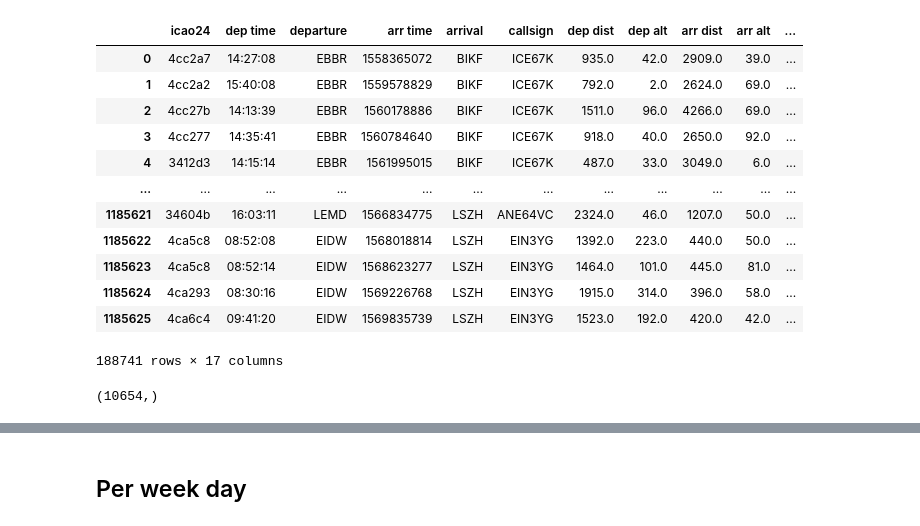
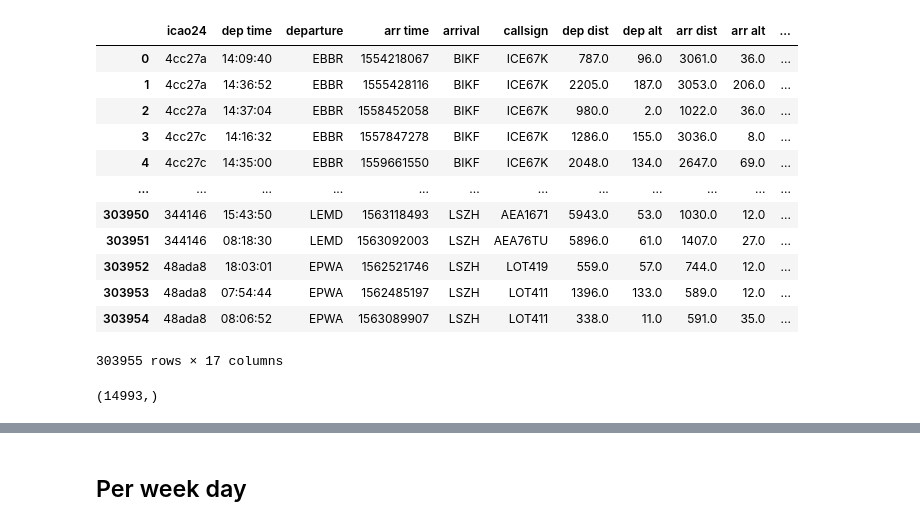
Before and after one commit to andygaspar/SOSTA, a Jupyter notebook: series_test.ipynb, the cells around one changed output, grey strips where cells are left out. Drawn from its saved outputs; the diff is of its cells as text; code cells hidden in the pictures.

```diff
--- a/series_test.ipynb
+++ b/series_test.ipynb
@@ -9,7 +9,7 @@ from multiprocess import Pool
 
 num_procs = multiprocess.cpu_count()
 # %%
-df = pd.read_csv('data/series.csv')
+df = pd.read_csv('data/series_icao_2019.csv')
 airports = pd.read_csv('data/airports.csv')
 departures = df[df["departure"].isin(airports["airport"])].copy().drop_duplicates()
 arrivals = df[df["arrival"].isin(airports["airport"])].copy().drop_duplicates()
@@ -21,28 +21,27 @@ time_ = arrivals["arr time"].apply(lambda d: datetime.datetime.fromtimestamp(d).
 arrivals["arr time"] = time_
 arrivals["arr time minute"]  = time_.apply(lambda t: np.round(t.hour*60 + t.minute + t.second*0.1)).astype(int)
 # %%
-departure_day=departures[departures["week day"]==0]
-departure_day
+departures
 # %% [output]
 |  | icao24 | dep time | departure | arr time | arrival | callsign | dep dist | dep alt | arr dist | arr alt | ... |
-| 0 | 4cc2a7 | 14:27:08 | EBBR | 1558365072 | BIKF | ICE67K | 935.0 | 42.0 | 2909.0 | 39.0 | ... |
-| 1 | 4cc2a2 | 15:40:08 | EBBR | 1559578829 | BIKF | ICE67K | 792.0 | 2.0 | 2624.0 | 69.0 | ... |
-| 2 | 4cc27b | 14:13:39 | EBBR | 1560178886 | BIKF | ICE67K | 1511.0 | 96.0 | 4266.0 | 69.0 | ... |
-| 3 | 4cc277 | 14:35:41 | EBBR | 1560784640 | BIKF | ICE67K | 918.0 | 40.0 | 2650.0 | 92.0 | ... |
-| 4 | 3412d3 | 14:15:14 | EBBR | 1561995015 | BIKF | ICE67K | 487.0 | 33.0 | 3049.0 | 6.0 | ... |
+| 0 | 4cc27a | 14:09:40 | EBBR | 1554218067 | BIKF | ICE67K | 787.0 | 96.0 | 3061.0 | 36.0 | ... |
+| 1 | 4cc27a | 14:36:52 | EBBR | 1555428116 | BIKF | ICE67K | 2205.0 | 187.0 | 3053.0 | 206.0 | ... |
+| 2 | 4cc27a | 14:37:04 | EBBR | 1558452058 | BIKF | ICE67K | 980.0 | 2.0 | 1022.0 | 36.0 | ... |
+| 3 | 4cc27c | 14:16:32 | EBBR | 1557847278 | BIKF | ICE67K | 1286.0 | 155.0 | 3036.0 | 8.0 | ... |
+| 4 | 4cc27c | 14:35:00 | EBBR | 1559661550 | BIKF | ICE67K | 2048.0 | 134.0 | 2647.0 | 69.0 | ... |
 | ... | ... | ... | ... | ... | ... | ... | ... | ... | ... | ... | ... |
-| 1185621 | 34604b | 16:03:11 | LEMD | 1566834775 | LSZH | ANE64VC | 2324.0 | 46.0 | 1207.0 | 50.0 | ... |
-| 1185622 | 4ca5c8 | 08:52:08 | EIDW | 1568018814 | LSZH | EIN3YG | 1392.0 | 223.0 | 440.0 | 50.0 | ... |
-| 1185623 | 4ca5c8 | 08:52:14 | EIDW | 1568623277 | LSZH | EIN3YG | 1464.0 | 101.0 | 445.0 | 81.0 | ... |
-| 1185624 | 4ca293 | 08:30:16 | EIDW | 1569226768 | LSZH | EIN3YG | 1915.0 | 314.0 | 396.0 | 58.0 | ... |
-| 1185625 | 4ca6c4 | 09:41:20 | EIDW | 1569835739 | LSZH | EIN3YG | 1523.0 | 192.0 | 420.0 | 42.0 | ... |
+| 303950 | 344146 | 15:43:50 | LEMD | 1563118493 | LSZH | AEA1671 | 5943.0 | 53.0 | 1030.0 | 12.0 | ... |
+| 303951 | 344146 | 08:18:30 | LEMD | 1563092003 | LSZH | AEA76TU | 5896.0 | 61.0 | 1407.0 | 27.0 | ... |
+| 303952 | 48ada8 | 18:03:01 | EPWA | 1562521746 | LSZH | LOT419 | 559.0 | 57.0 | 744.0 | 12.0 | ... |
+| 303953 | 48ada8 | 07:54:44 | EPWA | 1562485197 | LSZH | LOT411 | 1396.0 | 133.0 | 589.0 | 12.0 | ... |
+| 303954 | 48ada8 | 08:06:52 | EPWA | 1563089907 | LSZH | LOT411 | 338.0 | 11.0 | 591.0 | 35.0 | ... |
-188741 rows × 17 columns
+303955 rows × 17 columns
 # %%
-flights_departure= departure_day["callsign"].unique()
+flights_departure= departures["callsign"].unique()
 flights_arrival= arrivals["callsign"].unique()
 flights_departure.shape
 # %% [output]
-(10654,)
+(14993,)
 # %%
 def compute(tup):
     fl_dep, dep, time_tolerance, min_occourrency = tup
```
Also changed, not shown: parts of 8 cells of this notebook, 2 other files.
